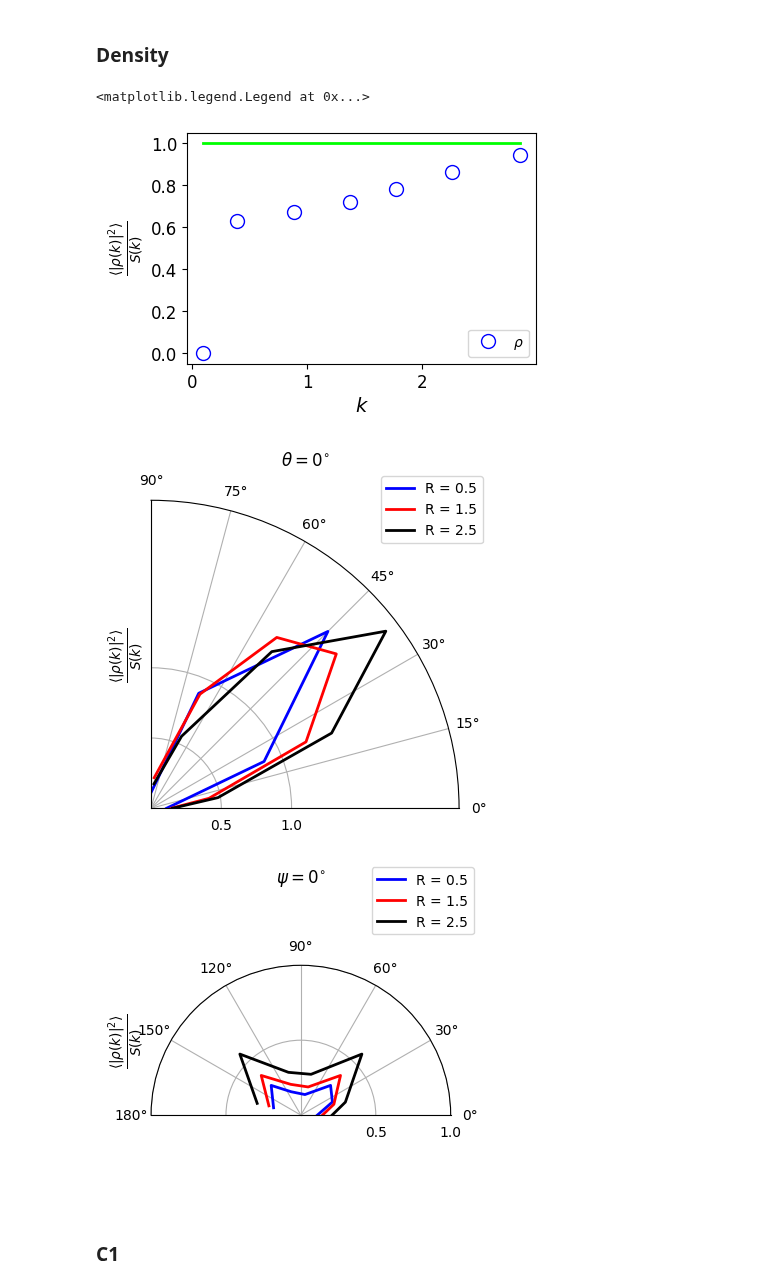
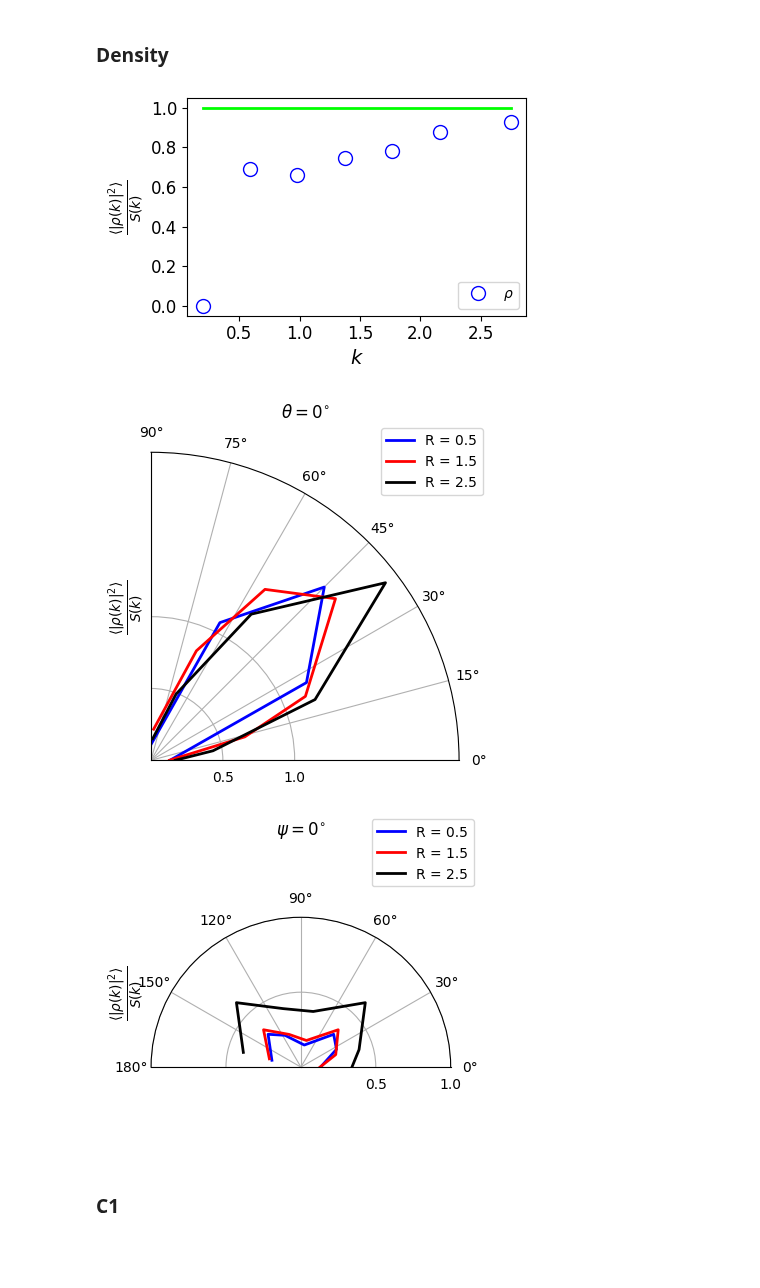
Before and after one commit to uschille/LBMeX, a Jupyter notebook: src_lbm/binary/analysis.ipynb, the cells around one changed output. Cells and saved outputs as stored; diff of their text form; code cells hidden in the pictures; blank space fills up the shorter version.

```diff
--- a/src_lbm/binary/analysis.ipynb
+++ b/src_lbm/binary/analysis.ipynb
@@ -5,10 +5,10 @@ import matplotlib.pyplot as plt
 from numpy import fft
 # %%
 savedir = "./"
-L = 32
+L = 16
 start = 5
 ideal = 0
-binsize = L//4 - 1
+binsize = L//2 - 1
 correlated = True
 
 kappa = 0.01
@@ -128,7 +128,7 @@ def make_bins(to_bin1, binsize, to_bin2 = None):
 # %% [markdown]
 ## Equilibration ratios
 # %%
-idx = -1
+idx = -2
 rho_data = 1.0
 ts = yt.load(savedir+"SF_plt_mag*")
 ds = ts[idx]
@@ -163,35 +163,36 @@ data = [np.array(ad[('boxlib', 'struct_fact_density_density')]).reshape(L, L, L)
 
 ar = 1.5
 sz = 3
 fig, ax = plt.subplots(1, 1, figsize = (sz*ar, sz))
 
 colors = ['b', "r", "k"]
 markers = ["o", "s", '^']
 labels = [r"$\rho$"]
 
 rho_scale = lambda a, c: a*c
 scale_factor = 1
 
 for d in data:
         x, y = spherically_averaged_structure_factor(d, rho_data, scale_factor = scale_factor, func = rho_scale)
         x, y = make_bins(x, binsize, to_bin2 = y)
         ax.plot(x, y,
                 marker = markers[0], color = colors[0],
                 markerfacecolor = "None", markersize = 10,
                 linestyle = "None", label = labels[0])
 
 ax.plot(x, [1]*x.size, 'lime', lw = 2)
 
 ax.set_xlabel(r"$k$", fontsize = 14)
 ax.set_ylabel(r"$\frac{ \langle | \rho(k) | ^2 \rangle }{S(k)}$", fontsize = 14)
 
 ax.tick_params(axis='both', which='major', labelsize=12)
 ax.tick_params(axis='both', which='minor', labelsize=10)
 ax.legend()
 # ax.set_ylim([0.9, 1.1])
+fig.tight_layout()
+fig.savefig("./equilibration_ratio.svg")
 # %% [output]
-<matplotlib.legend.Legend at 0x...>
-[figure, old version]
+[figure, new version]
 # %%
 sz = 4
 fig, tax = plt.subplots(1, 1, figsize = (sz, sz), subplot_kw={'projection': 'polar'})
@@ -242,8 +243,8 @@ for d in data:
 
 fig.tight_layout()
 # %% [output]
-[figure, old version]
+[figure, new version]
-[figure, old version]
+[figure, new version]
 # %% [markdown]
 ### C1
 # %%
```
Also changed, not shown: parts of 3 cells of this notebook, 3 other files.
